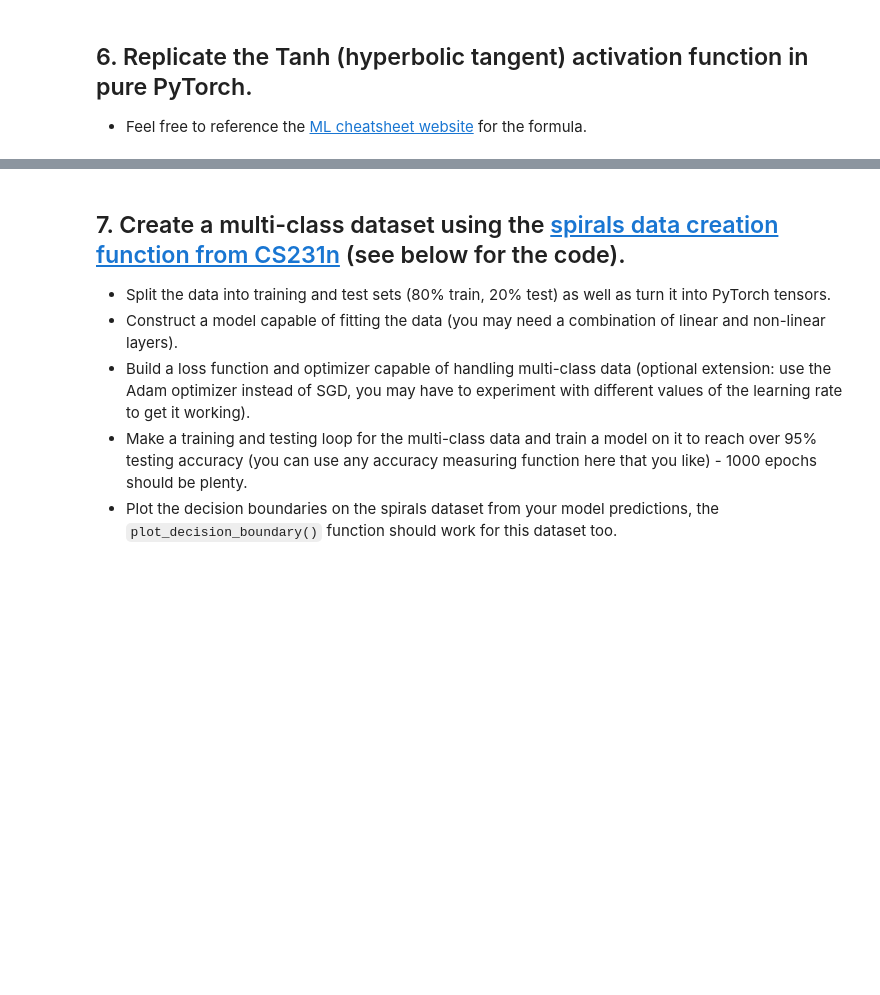
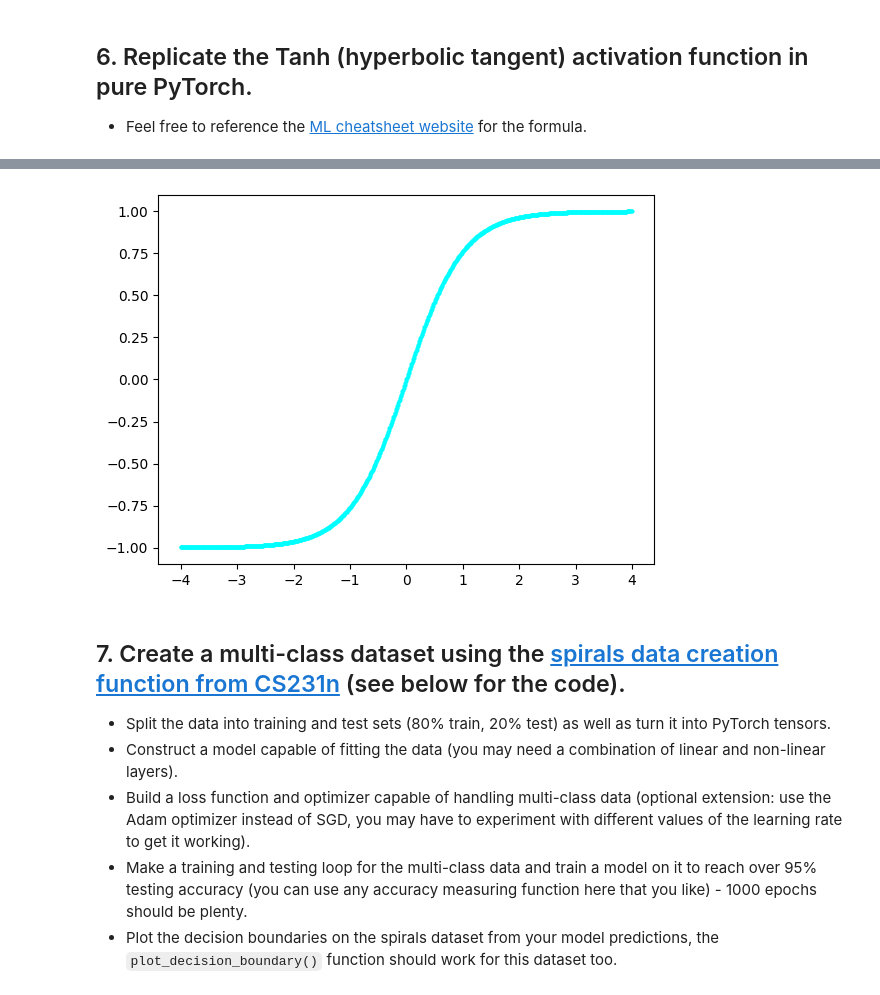
Before and after one commit to Namakando-ApertureScience/Torch-training, a Jupyter notebook: 02_pytorch_classification_exercises.ipynb, the cells around one changed output, grey strips where cells are left out. Cells and saved outputs as stored; diff of their text form; code cells hidden in the pictures; blank space fills up the shorter version.

```diff
--- a/02_pytorch_classification_exercises.ipynb
+++ b/02_pytorch_classification_exercises.ipynb
@@ -253,3 +342,10 @@ def plot_decision_boundary(model, X, y):
+# %%
+# Replicate torch.tanh() and plot it
+tanh_y_rep = lambda x: (torch.exp(2*x) - 1) / (torch.exp(2*x) + 1)
+plt.scatter(line_X, tanh_y_rep(line_X), s=4, c="cyan")
+plt.show()
+# %% [output]
+[figure, added]
 # %% [markdown]
 ## 7. Create a multi-class dataset using the [spirals data creation function from CS231n](https://cs231n.github.io/neural-networks-case-study/) (see below for the code).
   * Split the data into training and test sets (80% train, 20% test) as well as turn it into PyTorch tensors.
```
Also changed, not shown: parts of 30 cells of this notebook.
